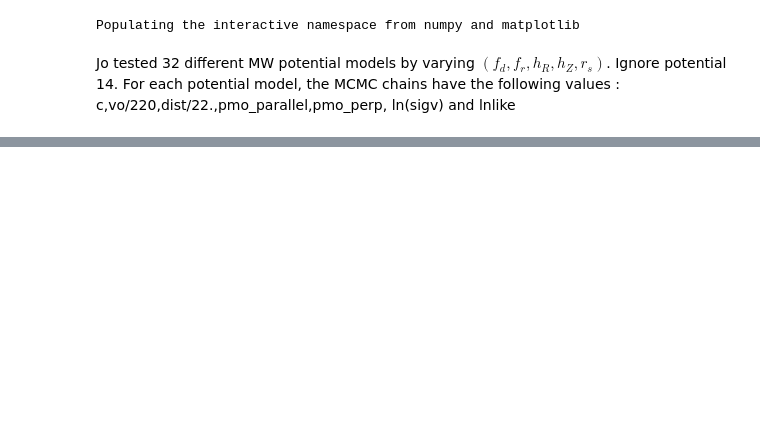
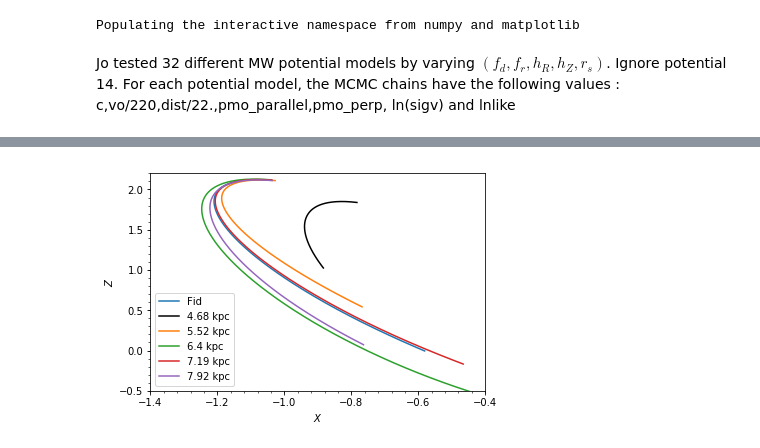
Before and after one commit to nbanik/Baryonic-effects-on-Pal5, a Jupyter notebook: orbitfit_Pal5.ipynb, the cells around one changed output, grey strips where cells are left out. Drawn from its saved outputs; the diff is of its cells as text; code cells hidden in the pictures; blank space fills up the shorter version.

```diff
--- a/orbitfit_Pal5.ipynb
+++ b/orbitfit_Pal5.ipynb
@@ -138,0 +231,9 @@ plt.show()
+# %%
+import GMC_util
+import pal5_util
+
+sdf= pal5_util.setup_pal5model()
+sdf0=GMC_util.make_nondefault_pal5stream(0)
+sdf1=GMC_util.make_nondefault_pal5stream(1)
+sdf2=GMC_util.make_nondefault_pal5stream(2)
+sdf3=GMC_util.make_nondefault_pal5stream(3)
@@ -138,0 +266,11 @@ plt.show()
+# %%
+sdf.plotTrack(xrange=[-1.4,-0.4],yrange=[-0.5,2.2],label='Fid')
+sdf0.plotTrack(overplot=True,c='k',label='4.68 kpc')
+sdf1.plotTrack(overplot=True,label='5.52 kpc')
+sdf2.plotTrack(overplot=True,label='6.4 kpc')
+sdf3.plotTrack(overplot=True,label='7.19 kpc')
+sdf4.plotTrack(overplot=True,label='7.92 kpc')
+plt.legend(loc='lower left')
+plt.savefig('track.pdf')
+# %% [output]
+[figure, added]
```
Also changed, not shown: parts of 10 cells of this notebook, 3 other files.
